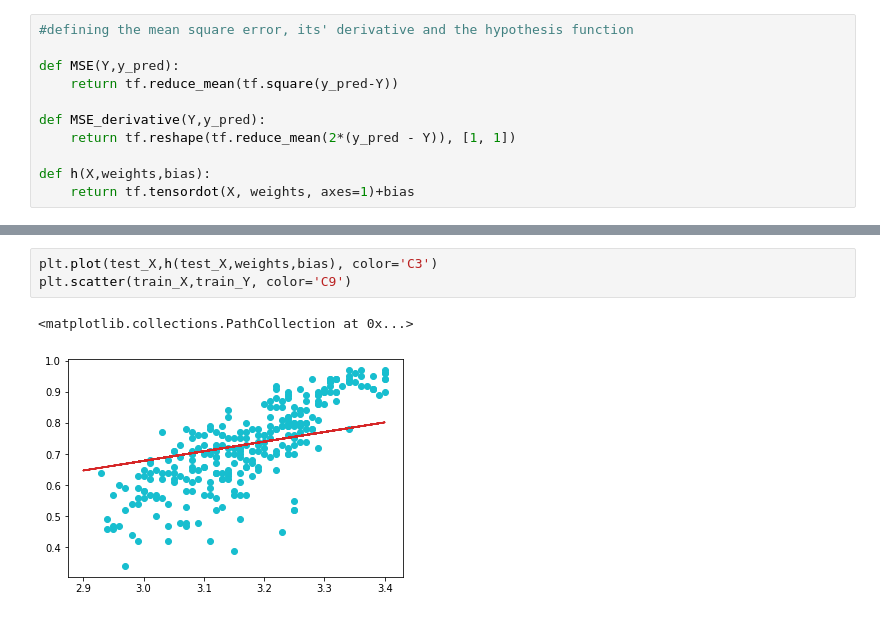
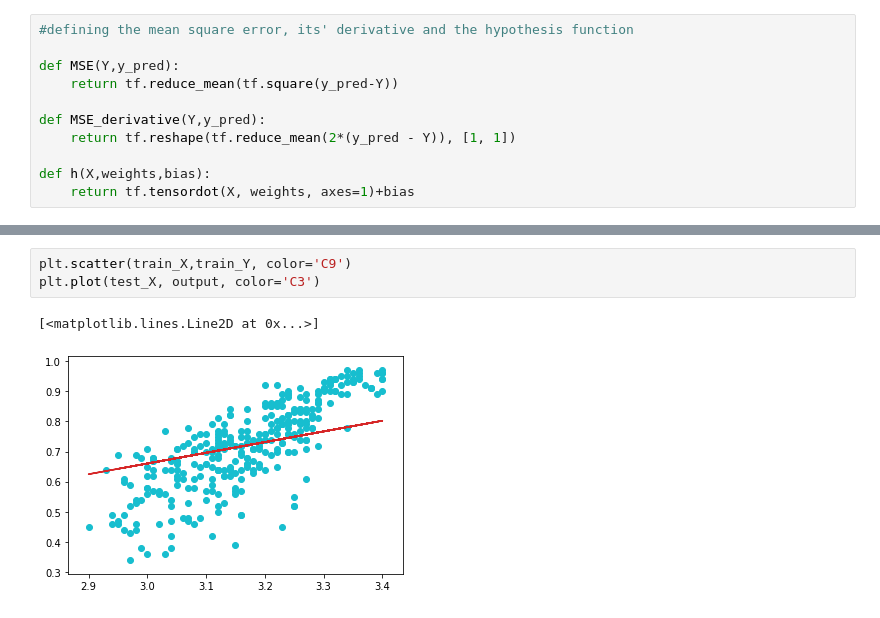
Before and after one commit to love-bees/dataHacker, a Jupyter notebook: blog_tf2.ipynb, the cells around one changed output, grey strips where cells are left out. Drawn from its saved outputs; the diff is of its cells as text.

```diff
--- a/blog_tf2.ipynb
+++ b/blog_tf2.ipynb
@@ -203,6 +210,6 @@ Mean Absolute Error = 0.09883074462413788
-# %%
-plt.plot(test_X,h(test_X,weights,bias), color='C3')
-plt.scatter(train_X,train_Y, color='C9')
-# %% [output]
-<matplotlib.collections.PathCollection at 0x...>
-[figure, removed]
+# %%
+plt.scatter(train_X,train_Y, color='C9')
+plt.plot(test_X, output, color='C3')
+# %% [output]
+[<matplotlib.lines.Line2D at 0x...>]
+[figure, added]
```
Also changed, not shown: parts of 5 cells of this notebook.
